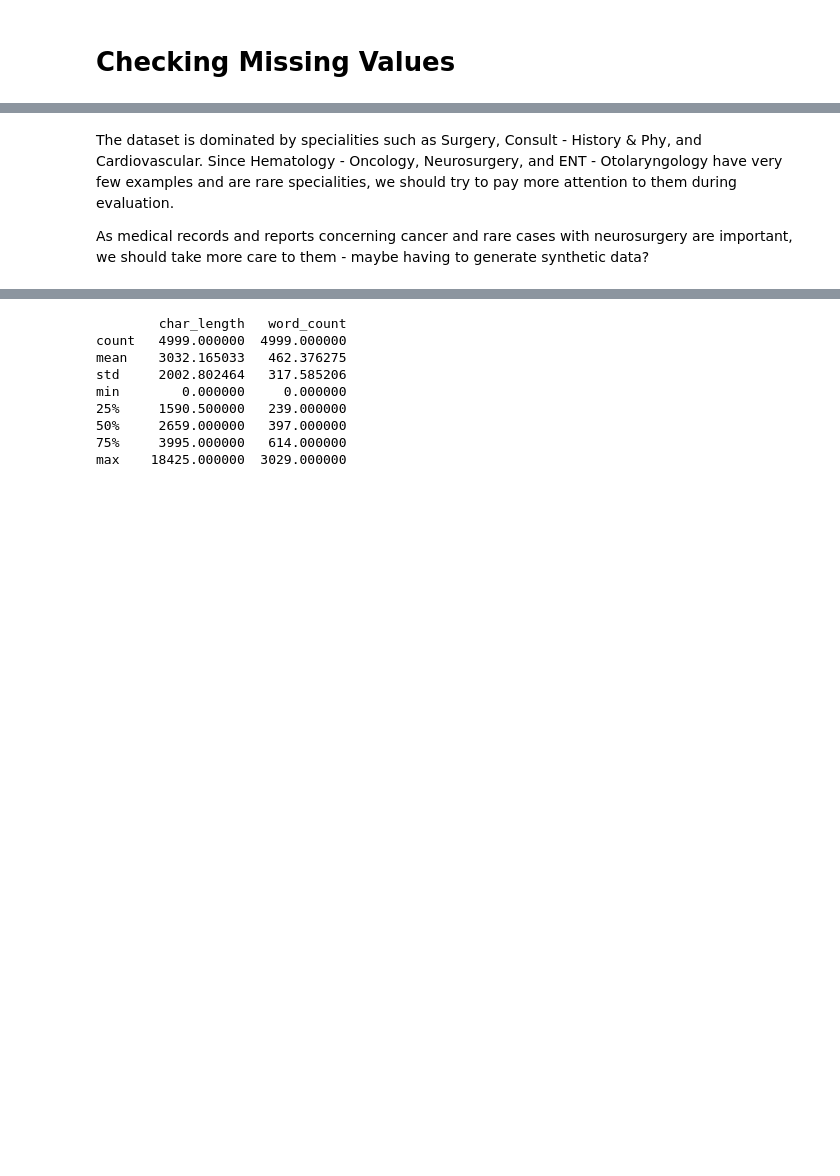
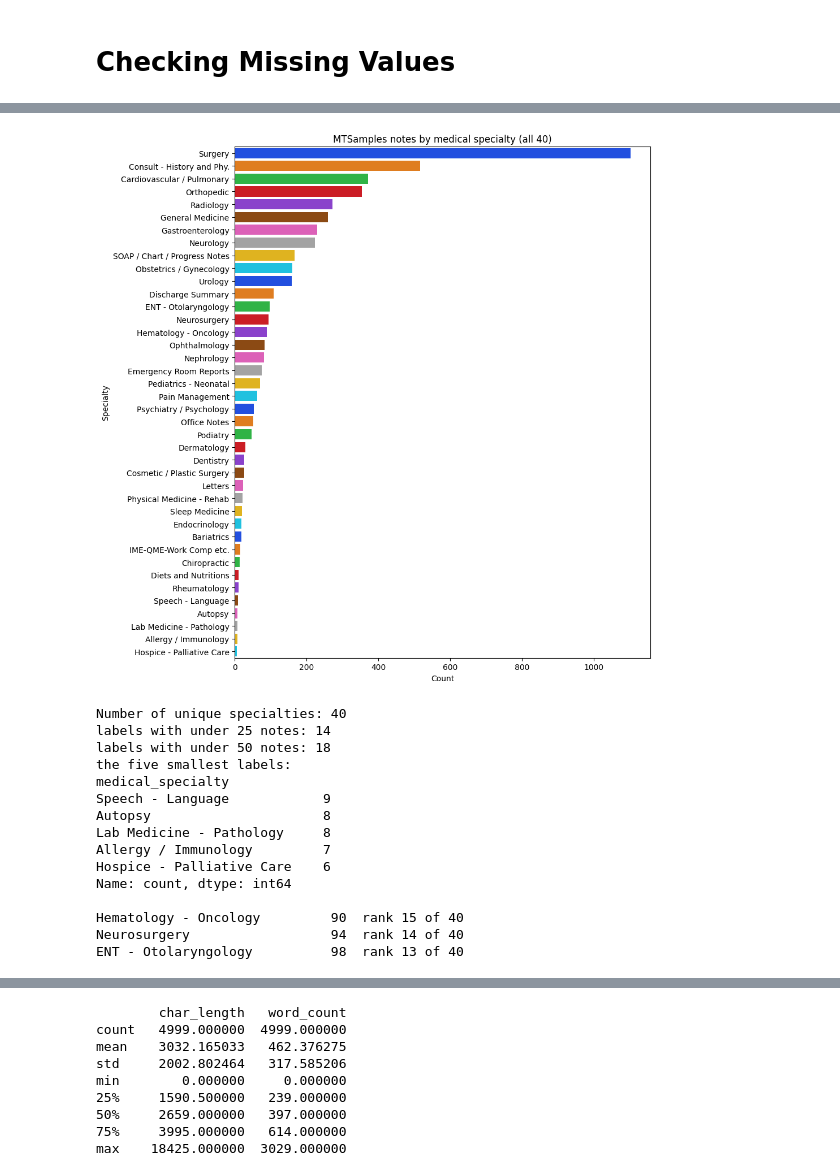
Before and after one commit to Break-Through-Tech/Google-2E-faithfulmed-a-multi-agent-system-for-faithful-patient-friendly-medical-explanations, a Jupyter notebook: notebooks/mt_samples_eda.ipynb, the cells around one changed output, grey strips where cells are left out. Cells and saved outputs as stored; diff of their text form; code cells hidden in the pictures; blank space fills up the shorter version.

Commit message:
Update EDA on MTSamples

```diff
--- a/notebooks/mt_samples_eda.ipynb
+++ b/notebooks/mt_samples_eda.ipynb
@@ -4,7 +10,12 @@
 import pandas as pd
 
 # load data
-df = pd.read_csv('/mtsamples.csv')
+df = pd.read_csv('../data/mtsamples/mtsamples.csv')
+
+# The file was exported with its dataframe index attached, so the first column is an
+# unnamed 0..n-1 counter, not data. Drop it so it is never treated as a feature.
+if 'Unnamed: 0' in df.columns:
+    df = df.drop(columns=['Unnamed: 0'])
 
 # dataset shape and columns
 print("Shape:", df.shape)
@@ -63,4 +104,50 @@ Number of unique specialties: 40
-# %% [markdown]
-The dataset is dominated by specialities such as Surgery, Consult - History & Phy, and Cardiovascular. Since Hematology - Oncology, Neurosurgery, and ENT - Otolaryngology have very few examples and are rare specialities, we should try to pay more attention to them during evaluation.
-
-As medical records and reports concerning cancer and rare cases with neurosurgery are important, we should take more care to them - maybe having to generate synthetic data?
+# %%
+import matplotlib.pyplot as plt
+import seaborn as sns
+
+# All 40 specialties, not the top 15, because a truncated chart hides the thin tail.
+# strip() clears a leading space every value in this column carries; it merges nothing.
+specialty_counts = df['medical_specialty'].str.strip().value_counts()
+
+plt.figure(figsize=(10, 10))
+sns.barplot(
+    x=specialty_counts.values,
+    y=specialty_counts.index,
+    hue=specialty_counts.index,
+    palette='bright',
+    legend=False,
+)
+plt.title('MTSamples notes by medical specialty (all 40)')
+plt.xlabel('Count')
+plt.ylabel('Specialty')
+plt.tight_layout()
+plt.show()
+
+print("Number of unique specialties:", df['medical_specialty'].nunique())
+print("labels with under 25 notes:", int((specialty_counts < 25).sum()))
+print("labels with under 50 notes:", int((specialty_counts < 50).sum()))
+print("the five smallest labels:")
+print(specialty_counts.tail(5))
+
+# The three labels a reader might assume are the thin ones are not; name their rank.
+print("")
+for name in ["Hematology - Oncology", "Neurosurgery", "ENT - Otolaryngology"]:
+    rank = int((specialty_counts > specialty_counts[name]).sum()) + 1
+    print(name.ljust(26), str(specialty_counts[name]).rjust(5), " rank", rank, "of 40")
+# %% [output]
+[figure, added]
+Number of unique specialties: 40
+labels with under 25 notes: 14
+labels with under 50 notes: 18
+the five smallest labels:
+medical_specialty
+Speech - Language            9
+Autopsy                      8
+Lab Medicine - Pathology     8
+Allergy / Immunology         7
+Hospice - Palliative Care    6
+Name: count, dtype: int64
+
+Hematology - Oncology         90  rank 15 of 40
+Neurosurgery                  94  rank 14 of 40
+ENT - Otolaryngology          98  rank 13 of 40
```
Also changed, not shown: parts of 25 cells of this notebook.
